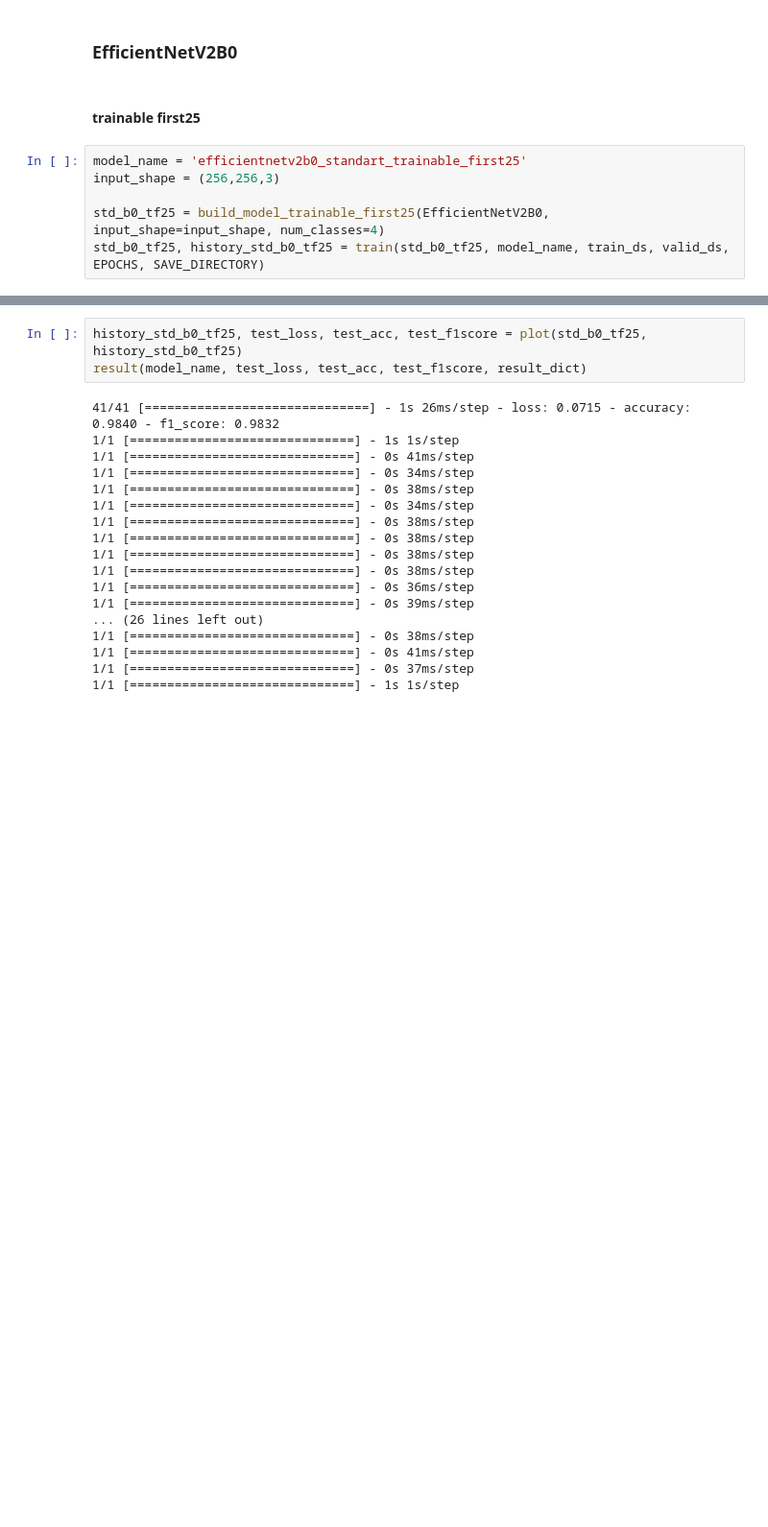
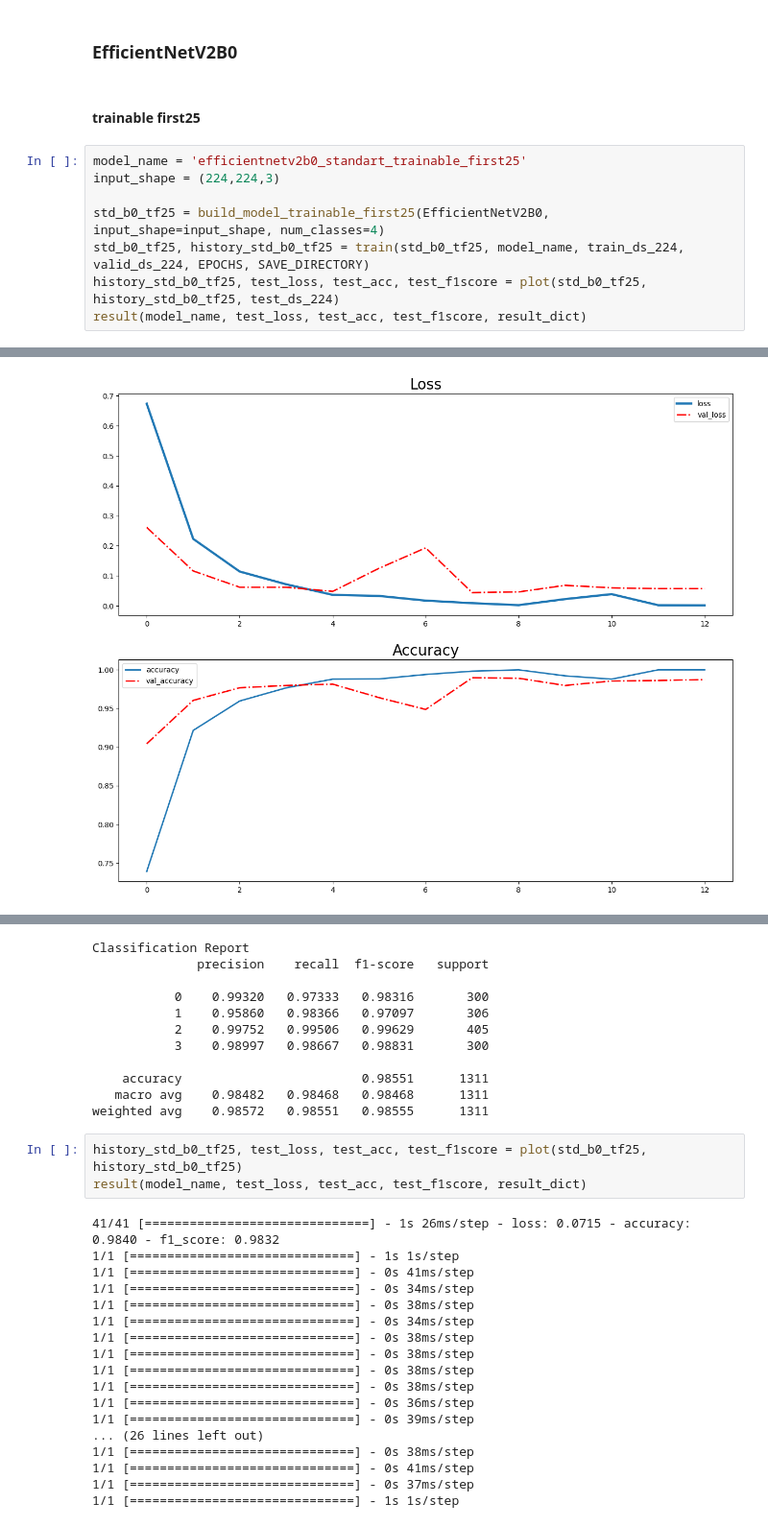
Before and after one commit to earfunnyy/Brain-Tumor-Classification, a Jupyter notebook: train.ipynb, the cells around one changed output, grey strips where cells are left out. Shown at 96% size. Saved outputs shown, nothing was run; the diff lists cells and outputs as text; blank space fills up the shorter version.

```diff
--- a/train.ipynb
+++ b/train.ipynb
@@ -305,8 +381,10 @@ result_dict = {
 #### trainable first25
 # %%
 model_name = 'efficientnetv2b0_standart_trainable_first25'
-input_shape = (256,256,3)
+input_shape = (224,224,3)
 
 std_b0_tf25 = build_model_trainable_first25(EfficientNetV2B0, input_shape=input_shape, num_classes=4)
-std_b0_tf25, history_std_b0_tf25 = train(std_b0_tf25, model_name, train_ds, valid_ds, EPOCHS, SAVE_DIRECTORY)
+std_b0_tf25, history_std_b0_tf25 = train(std_b0_tf25, model_name, train_ds_224, valid_ds_224, EPOCHS, SAVE_DIRECTORY)
+history_std_b0_tf25, test_loss, test_acc, test_f1score = plot(std_b0_tf25, history_std_b0_tf25, test_ds_224)
+result(model_name, test_loss, test_acc, test_f1score, result_dict)
 # %% [output]
@@ -341,0 +416 @@ Epoch 10/10
+[figure, added]
@@ -342,3 +418,14 @@ Epoch 10/10
+Classification Report
+              precision    recall  f1-score   support
+
+           0    0.99320   0.97333   0.98316       300
+           1    0.95860   0.98366   0.97097       306
+           2    0.99752   0.99506   0.99629       405
+           3    0.98997   0.98667   0.98831       300
+
+    accuracy                        0.98551      1311
+   macro avg    0.98482   0.98468   0.98468      1311
+weighted avg    0.98572   0.98551   0.98555      1311
 # %%
 history_std_b0_tf25, test_loss, test_acc, test_f1score = plot(std_b0_tf25, history_std_b0_tf25)
 result(model_name, test_loss, test_acc, test_f1score, result_dict)
```
Also changed, not shown: parts of 16 cells of this notebook, 1 other file.
